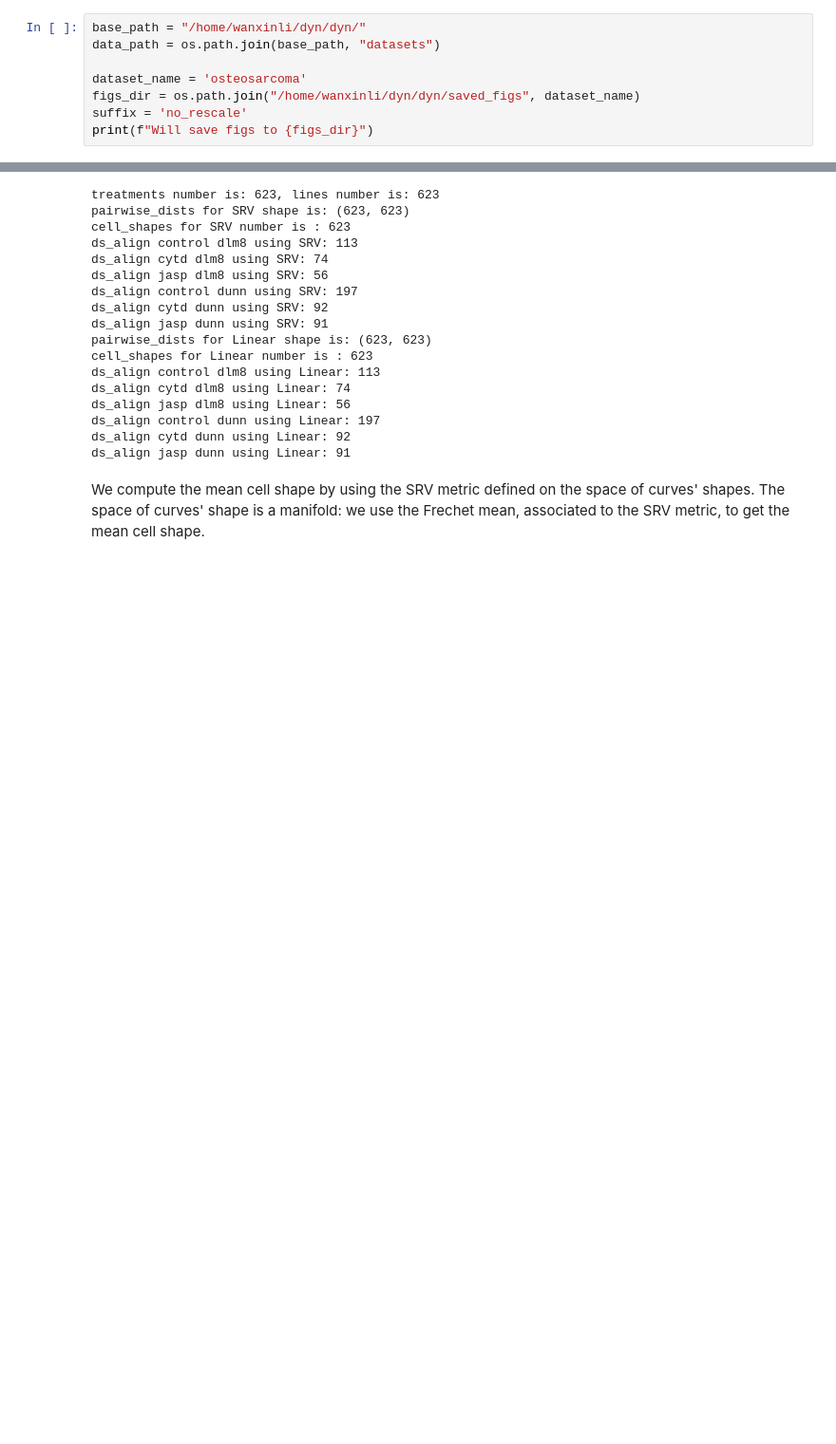
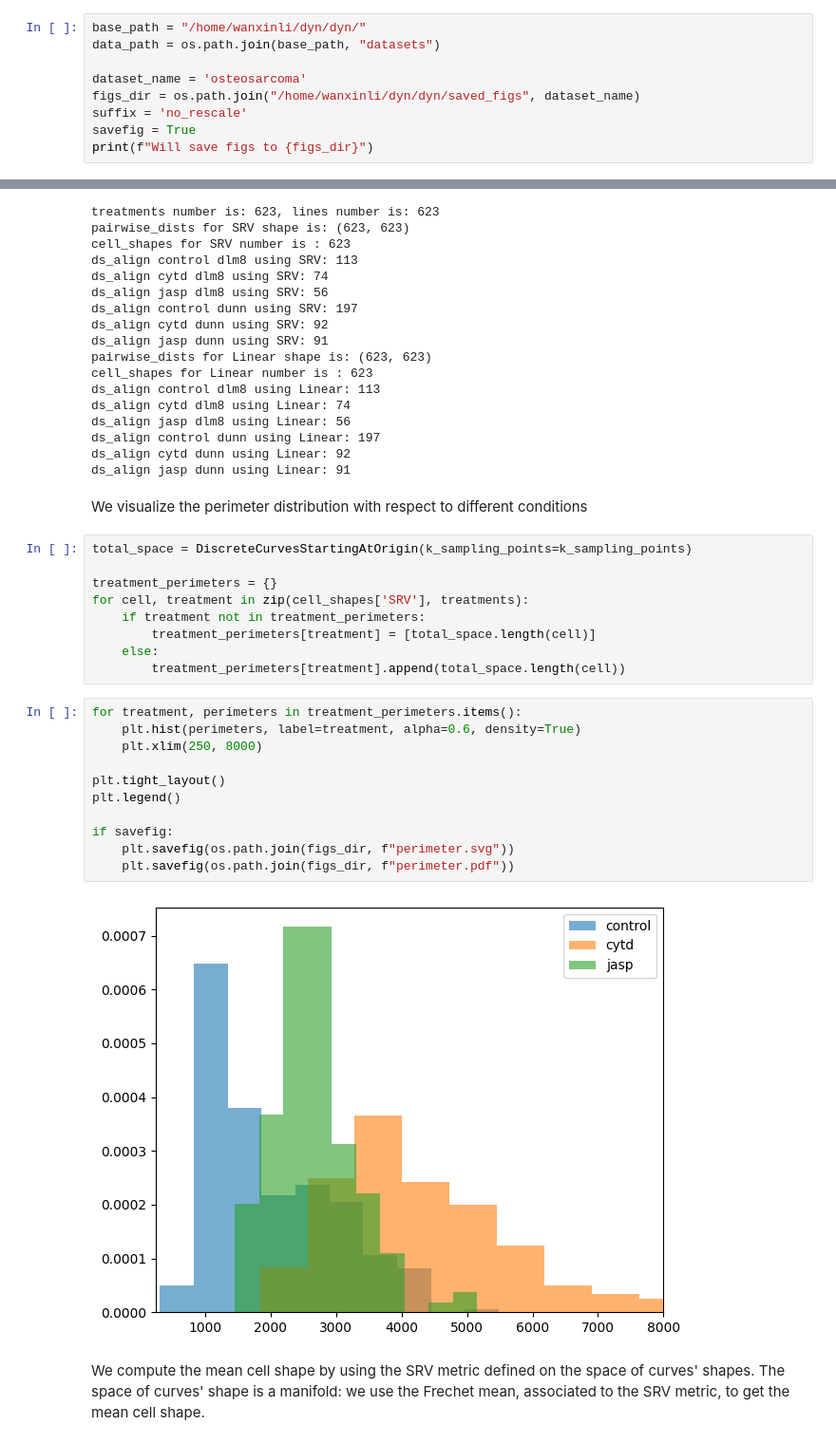
Before and after one commit to wxli0/dyn, a Jupyter notebook: dyn/notebooks/osteosarcoma_analysis_no_rescale.ipynb, the cells around one changed output, grey strips where cells are left out. Shown at 95% size. Saved outputs shown, nothing was run; the diff lists cells and outputs as text; blank space fills up the shorter version.

```diff
--- a/dyn/notebooks/osteosarcoma_analysis_no_rescale.ipynb
+++ b/dyn/notebooks/osteosarcoma_analysis_no_rescale.ipynb
@@ -39,6 +39,7 @@ data_path = os.path.join(base_path, "datasets")
 dataset_name = 'osteosarcoma'
 figs_dir = os.path.join("/home/wanxinli/dyn/dyn/saved_figs", dataset_name)
 suffix = 'no_rescale'
+savefig = True
 print(f"Will save figs to {figs_dir}")
 # %% [output]
 Will save figs to /home/wanxinli/dyn/dyn/saved_figs/osteosarcoma
@@ -724,6 +725,30 @@ ds_align jasp dlm8 using Linear: 56
 ds_align control dunn using Linear: 197
 ds_align cytd dunn using Linear: 92
 ds_align jasp dunn using Linear: 91
+# %% [markdown]
+We visualize the perimeter distribution with respect to different conditions
+# %%
+total_space = DiscreteCurvesStartingAtOrigin(k_sampling_points=k_sampling_points)
+
+treatment_perimeters = {}
+for cell, treatment in zip(cell_shapes['SRV'], treatments):
+    if treatment not in treatment_perimeters:
+        treatment_perimeters[treatment] = [total_space.length(cell)]
+    else:
+        treatment_perimeters[treatment].append(total_space.length(cell))
+# %%
+for treatment, perimeters in treatment_perimeters.items():
+    plt.hist(perimeters, label=treatment, alpha=0.6, density=True)
+    plt.xlim(250, 8000)
+
+plt.tight_layout()
+plt.legend()
+
+if savefig:
+    plt.savefig(os.path.join(figs_dir, f"perimeter.svg"))
+    plt.savefig(os.path.join(figs_dir, f"perimeter.pdf"))
+# %% [output]
+[figure, added]
 # %% [markdown]
 We compute the mean cell shape by using the SRV metric defined on the space of curves' shapes. The space of curves' shape is a manifold: we use the Frechet mean, associated to the SRV metric, to get the mean cell shape.
 # %%
```
Also changed, not shown: parts of 6 cells of this notebook, 54 other files.
